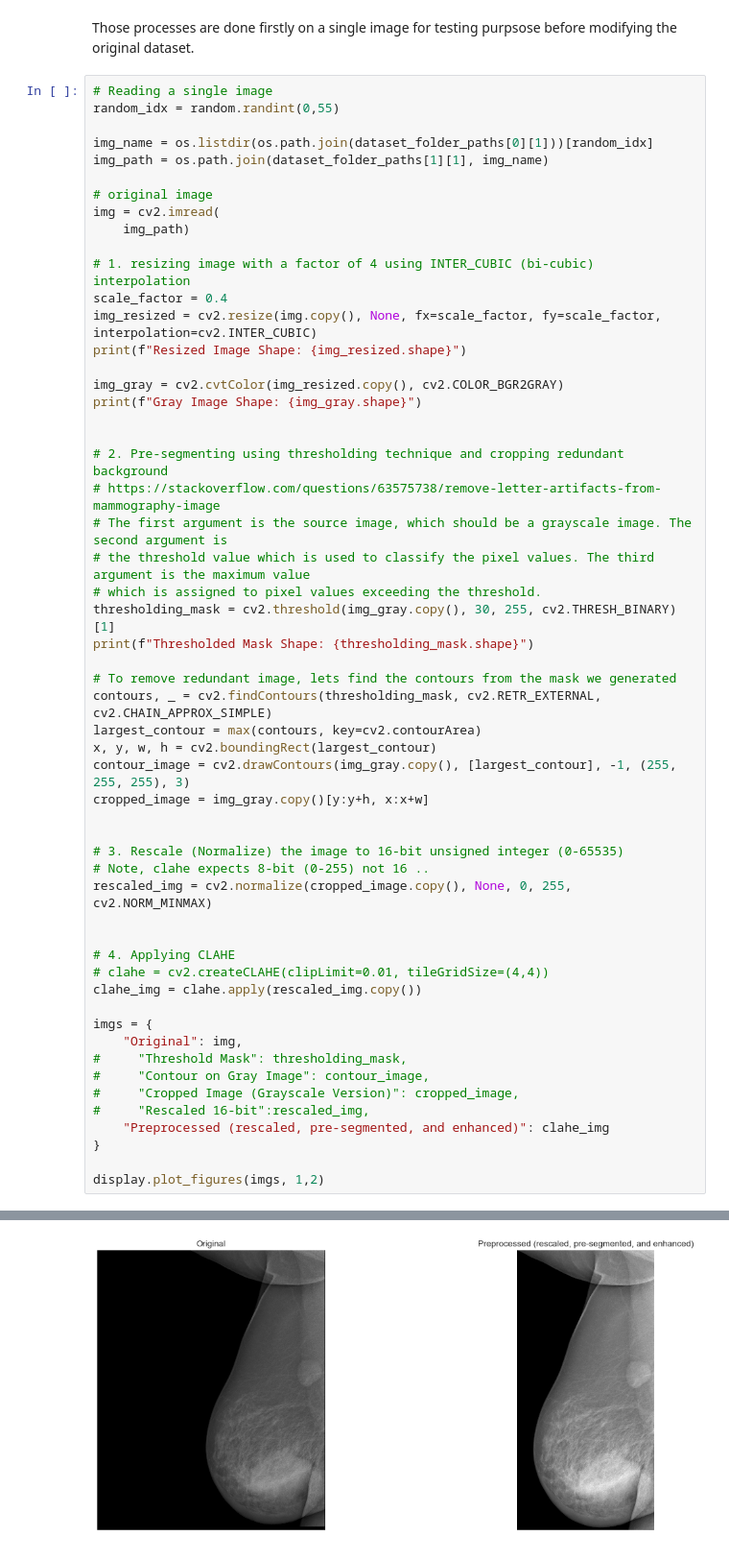
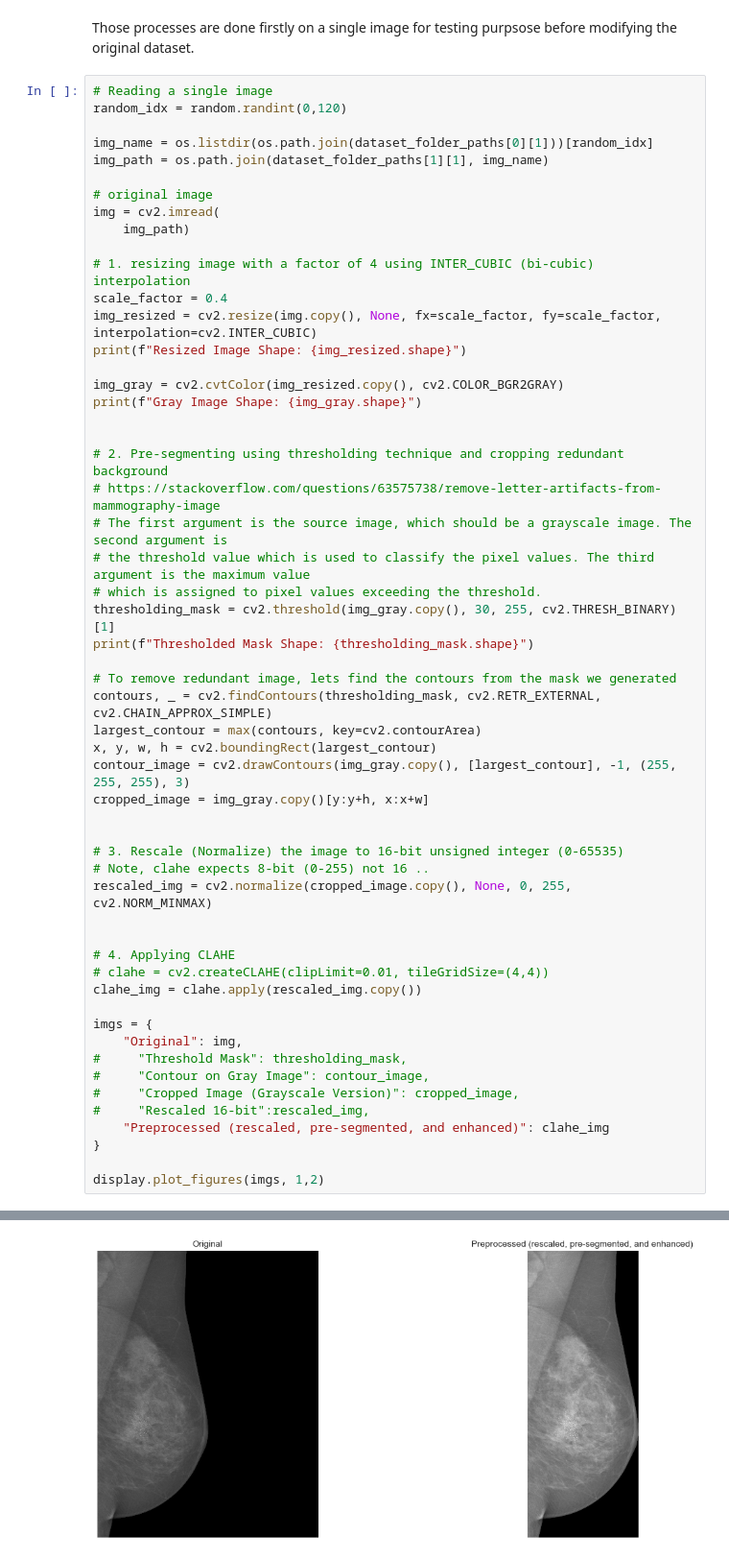
Before and after one commit to abdalrhmanu/breast-mass-detection-and-segmentation-using-multi-scale-morphological-sifting-and-kmeans-clustering, a Jupyter notebook: notebooks/Abdel-Notebook (EDA + Preprocessing).ipynb, the cells around one changed output, grey strips where cells are left out. Shown: that part at 96% size. Drawn from its saved outputs; the diff is of its cells as text.

```diff
--- a/notebooks/Abdel-Notebook (EDA + Preprocessing).ipynb
+++ b/notebooks/Abdel-Notebook (EDA + Preprocessing).ipynb
@@ -126,7 +126,7 @@ Pre-processing steps:
 Those processes are done firstly on a single image for testing purpsose before modifying the original dataset.
 # %%
 # Reading a single image
-random_idx = random.randint(0,55)
+random_idx = random.randint(0,120)
 
 img_name = os.listdir(os.path.join(dataset_folder_paths[0][1]))[random_idx]
 img_path = os.path.join(dataset_folder_paths[1][1], img_name)
@@ -186,4 +186,4 @@ Thresholded Mask Shape: (1634, 1331)
-[figure, old version]
+[figure, new version]
 # %%
 # Note that all of the above is now implemented in a separate class and can be applied using the following line of code
 _ = preprocessor.fit(images=img.copy(), plot=True)
```
Also changed, not shown: parts of 2 cells of this notebook, 1 other file.
